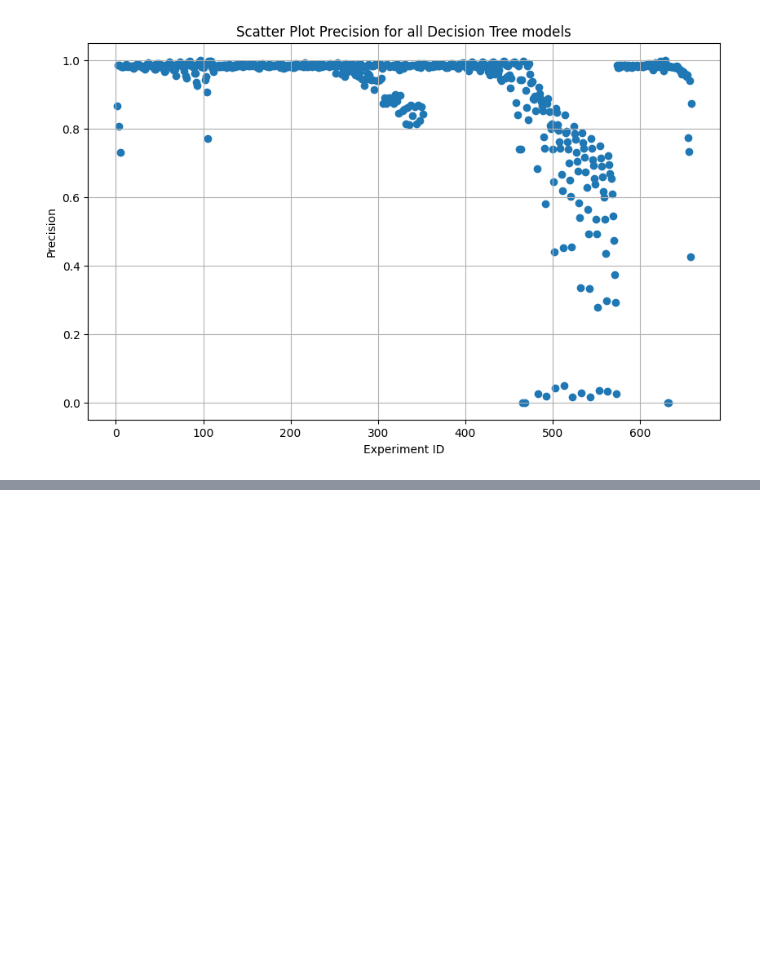
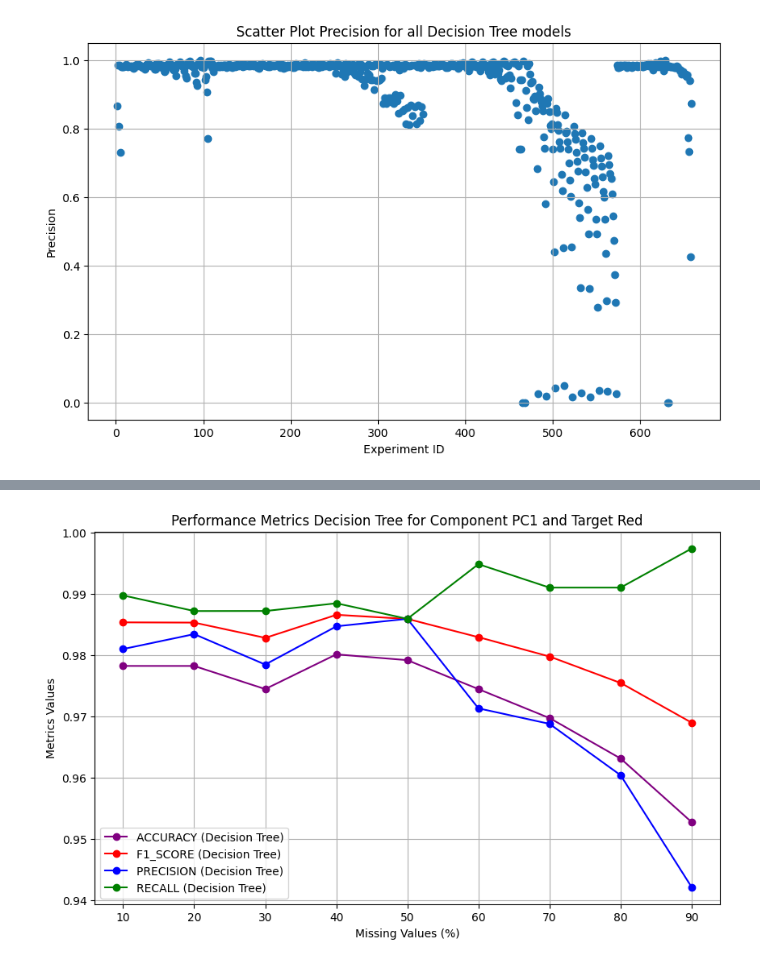
Before and after one commit to Zeptogram/data-architecture-project, a Jupyter notebook: notebooks/experiments.ipynb, the cells around one changed output, grey strips where cells are left out. Saved outputs shown, nothing was run; the diff lists cells and outputs as text; code cells hidden in the pictures; blank space fills up the shorter version.

Commit message:
Added more graphs for experiments

```diff
--- a/notebooks/experiments.ipynb
+++ b/notebooks/experiments.ipynb
@@ -566,0 +601,7 @@ plt.show()
+# %%
+# Range for Missing Values Experiments
+start_index = 6
+end_index = 113
+missing_values = get_experiment_parameters(file_path, start_index, end_index)
+# Print the data to verify if it's correct
+print(json.dumps(missing_values, indent=4))
@@ -566,0 +630,10 @@ plt.show()
+# %%
+# Get the filtered data, needed for the plots
+results = [(experiment["experiment-name"], experiment["missing-values-percentage"], experiment["wine-types-to-consider-missing-values"])
+for experiment in missing_values
+if experiment["features-to-dirty-mv"] == ["PC1"] and experiment["wine-types-to-consider-missing-values"] == ["red"]]
+# Print the data to verify if it's correct
+for result in results:
+    print("Experiment Name:", result[0])
+    print("Missing Values Percentage:", result[1])
+    print("Target:", result[2])
@@ -566,0 +658,47 @@ plt.show()
+# %%
+# Define metrics and colors
+metrics = {
+    'accuracy': 'purple',
+    'f1_score': 'red',
+    'precision': 'blue',
+    'recall': 'green'
+}
+
+# Model to Consider
+model_name_to_consider = "Decision Tree"
+
+# Make the graph
+plt.figure(figsize=(10, 6))
+
+for metric, color in metrics.items():
+    # Variable for printing the legend once
+    legend_shown = False
+    for experiment_name, missing_values_percentage, _ in results:
+        # Select the correct experiment in the df of metrics
+        data = df[(df['experiment_name'] == experiment_name) & (df['model_name'] == model_name_to_consider)]
+        # If there is actual data
+        if not data.empty:
+            # Get the metrics
+            metric_value = data[metric].values[0]
+            # Draw the plot
+            plt.plot(missing_values_percentage * 100, metric_value, marker='o', linestyle='', color=color)
+            # Show the legend once
+            if not legend_shown:
+                plt.plot([], [], marker='o', label=f"{metric.upper()} ({model_name_to_consider})", color=color)
+                legend_shown = True
+
+    # Interpolation for continuous values (not just dots)
+    x_values = [result[1] * 100 for result in results]  # Missing Values percentages
+    y_values = [data[metric].values[0] for experiment_name, missing_values_percentage, _ in results for data in [df[(df['experiment_name'] == experiment_name) & (df['model_name'] == model_name_to_consider)]] if not data.empty]  # Valori della metrica
+    x_interp = np.linspace(min(x_values), max(x_values), 1000)  # Interpolated X
+    y_interp = np.interp(x_interp, x_values, y_values)  # Interpolated Y
+    plt.plot(x_interp, y_interp, color=color)
+
+plt.xlabel('Missing Values (%)')
+plt.ylabel('Metrics Values')
+plt.title('Performance Metrics Decision Tree for Component PC1 and Target Red')
+plt.legend(loc='best')
+plt.grid(True)
+plt.show()
+# %% [output]
+[figure, added]
```
Also changed, not shown: parts of 11 cells of this notebook.
